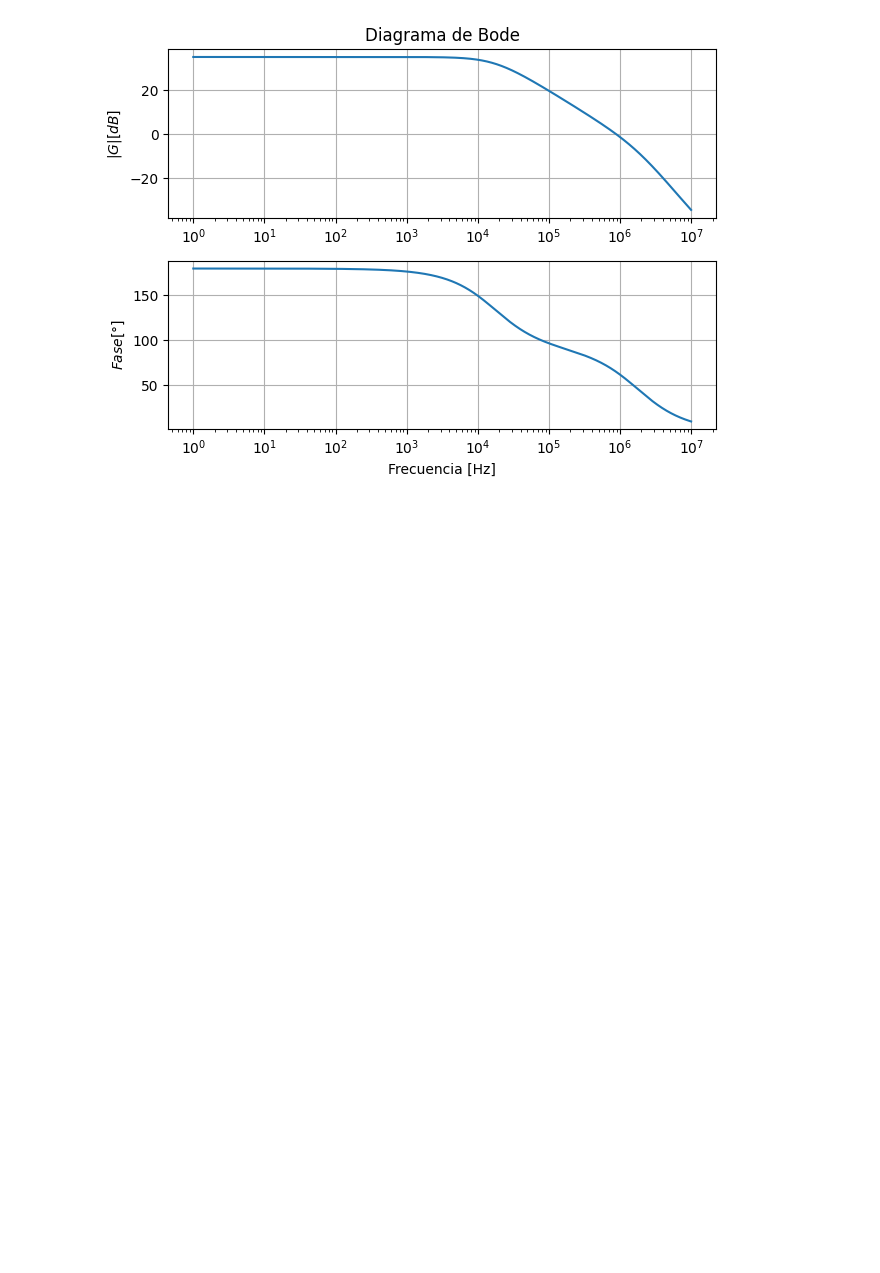
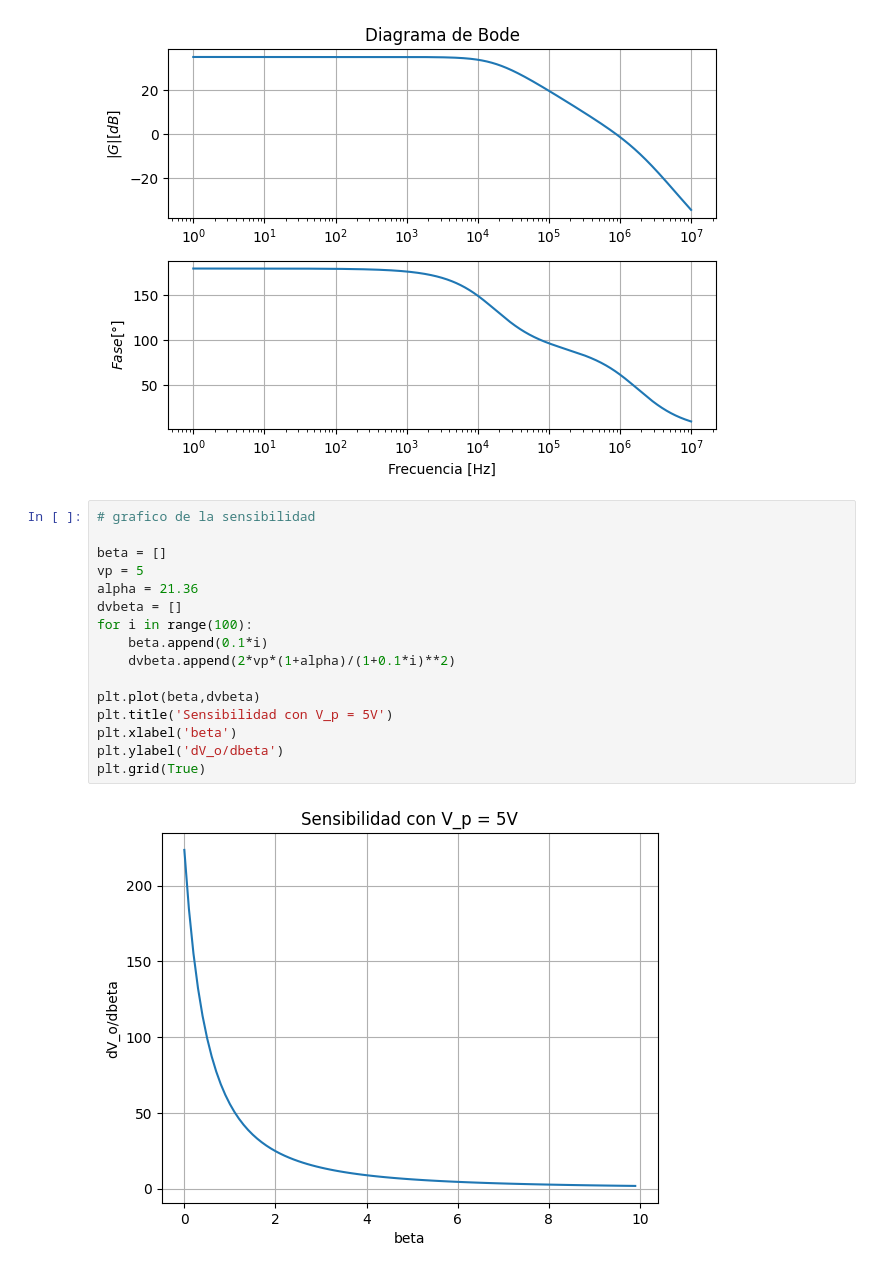
Before and after one commit to all5one-sudo/lab2SRA, a Jupyter notebook: lab2_plots.ipynb, the cells around one changed output. Saved outputs shown, nothing was run; the diff lists cells and outputs as text; blank space fills up the shorter version.

```diff
--- a/lab2_plots.ipynb
+++ b/lab2_plots.ipynb
@@ -211,3 +211,21 @@ plt.tight_layout()
 plt.show()
 # %% [output]
 [figure]
+# %%
+# grafico de la sensibilidad
+
+beta = []
+vp = 5
+alpha = 21.36
+dvbeta = []
+for i in range(100):
+    beta.append(0.1*i)
+    dvbeta.append(2*vp*(1+alpha)/(1+0.1*i)**2)
+
+plt.plot(beta,dvbeta)
+plt.title('Sensibilidad con V_p = 5V')
+plt.xlabel('beta')
+plt.ylabel('dV_o/dbeta')
+plt.grid(True)
+# %% [output]
+[figure, added]
```
Also changed, not shown: parts of 2 cells of this notebook, 5 other files.
